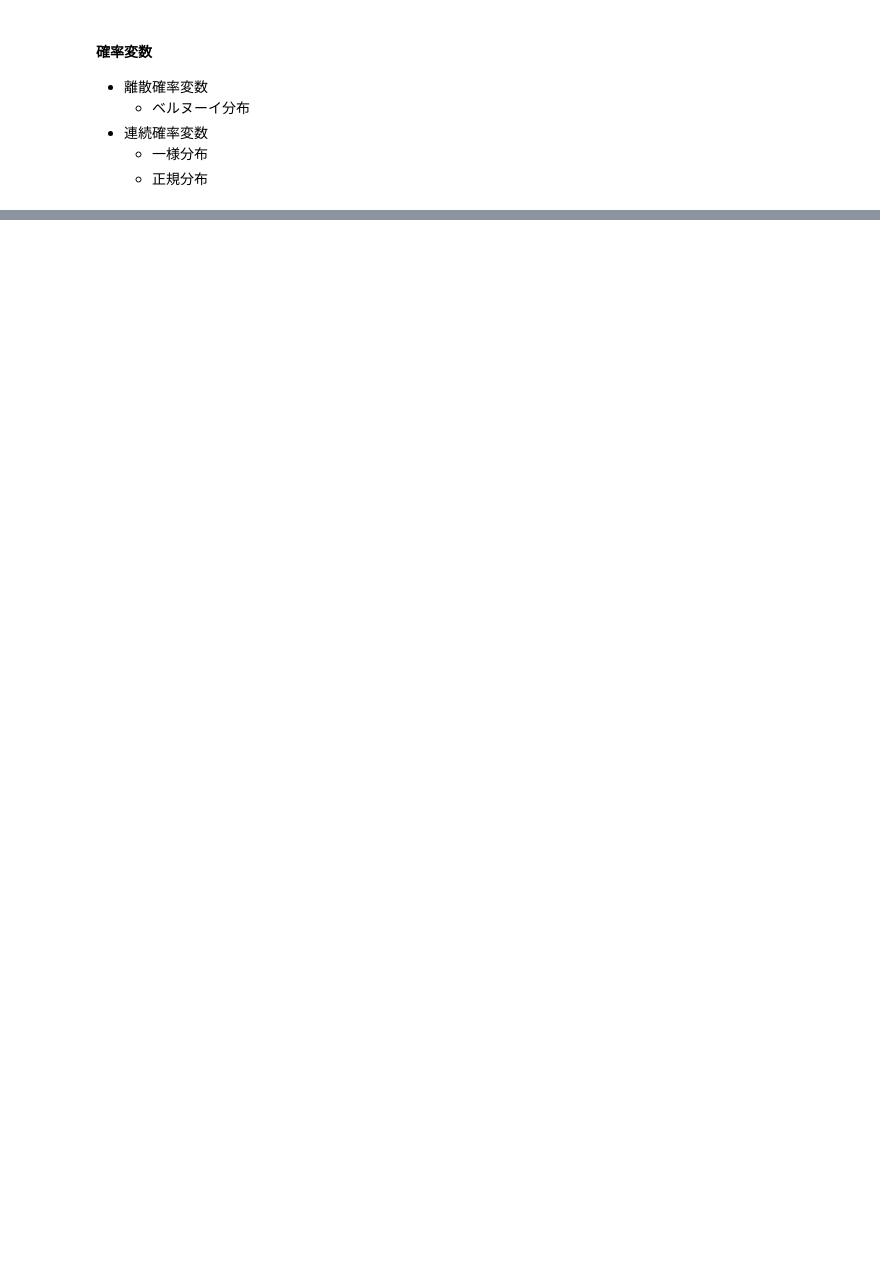
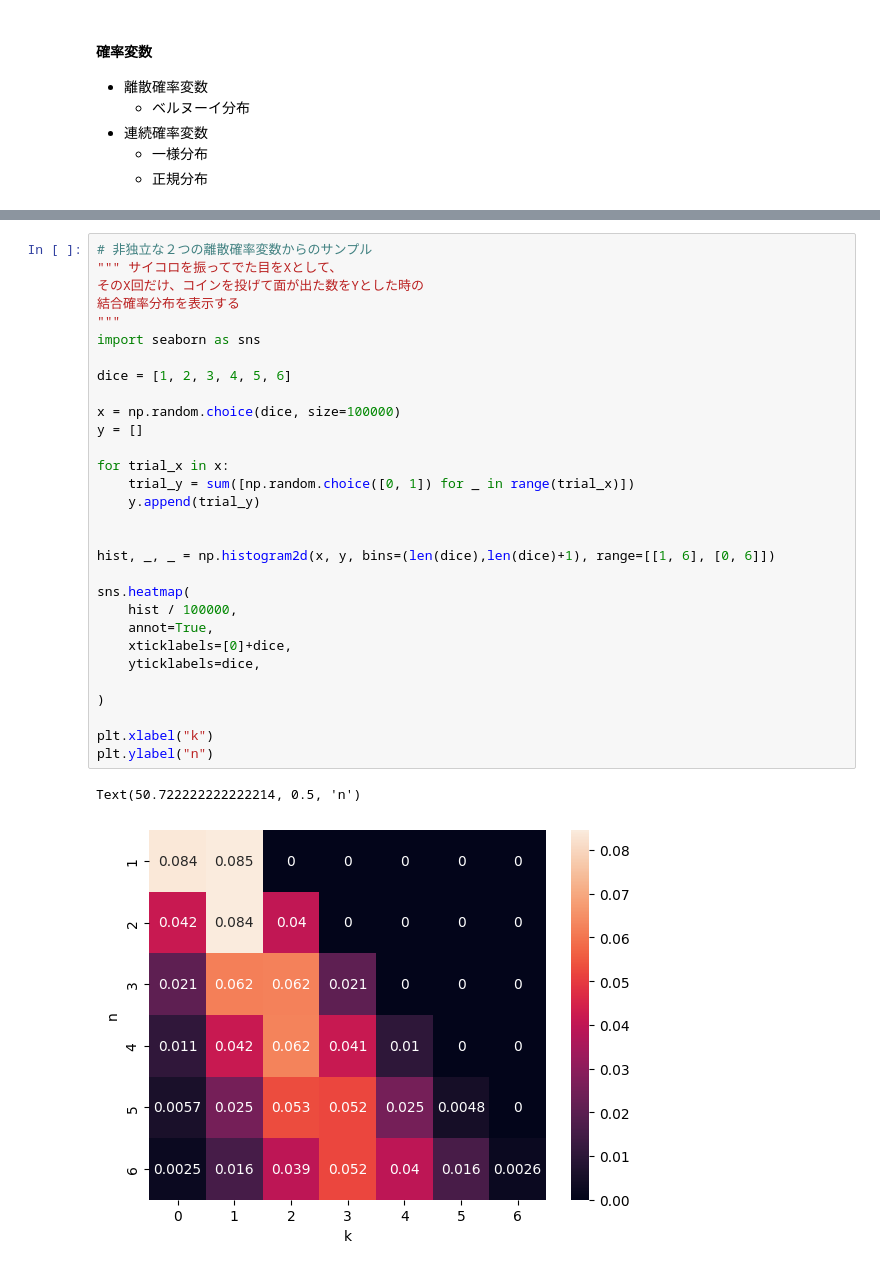
Before and after one commit to nasudadada/sandbox, a Jupyter notebook: python/math_bootcamp/probability_statistics.ipynb, the cells around one changed output, grey strips where cells are left out. Cells and saved outputs as stored; diff of their text form; blank space fills up the shorter version.

```diff
--- a/python/math_bootcamp/probability_statistics.ipynb
+++ b/python/math_bootcamp/probability_statistics.ipynb
@@ -205,0 +223,33 @@ ModuleNotFoundError: No module named 'seaborn'
+# %%
+# 非独立な２つの離散確率変数からのサンプル
+""" サイコロを振ってでた目をXとして、
+そのX回だけ、コインを投げて面が出た数をYとした時の
+結合確率分布を表示する
+"""
+import seaborn as sns
+
+dice = [1, 2, 3, 4, 5, 6]
+
+x = np.random.choice(dice, size=100000)
+y = []
+
+for trial_x in x:
+    trial_y = sum([np.random.choice([0, 1]) for _ in range(trial_x)])
+    y.append(trial_y)
+
+
+hist, _, _ = np.histogram2d(x, y, bins=(len(dice),len(dice)+1), range=[[1, 6], [0, 6]])
+
+sns.heatmap(
+    hist / 100000,
+    annot=True,
+    xticklabels=[0]+dice,
+    yticklabels=dice,
+
+)
+
+plt.xlabel("k")
+plt.ylabel("n")
+# %% [output]
+Text(50.722222222222214, 0.5, 'n')
+[figure, added]
```
Also changed, not shown: parts of 8 cells of this notebook.
